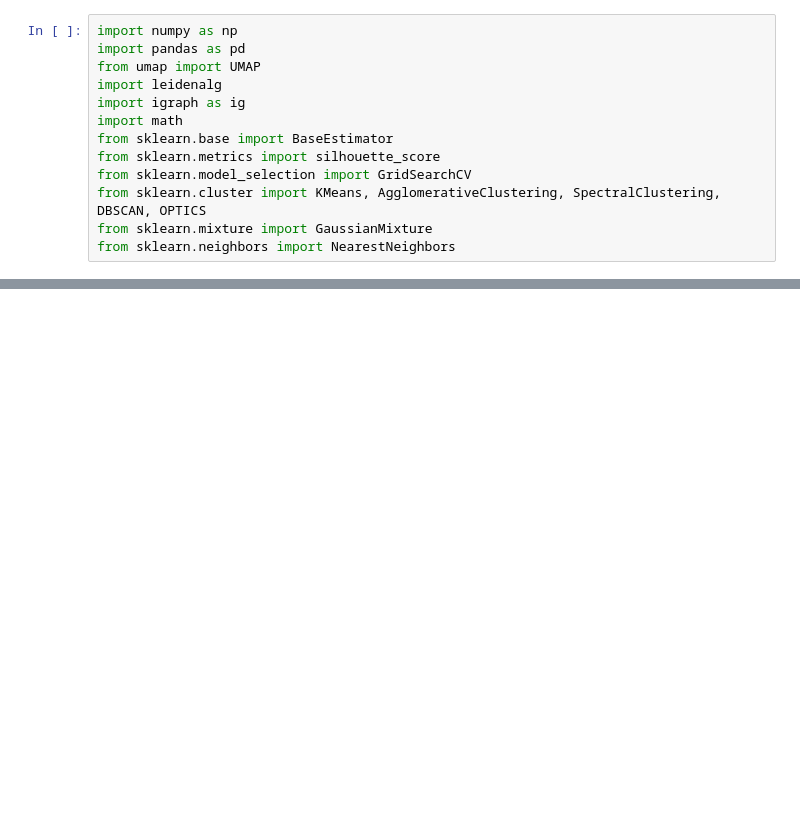
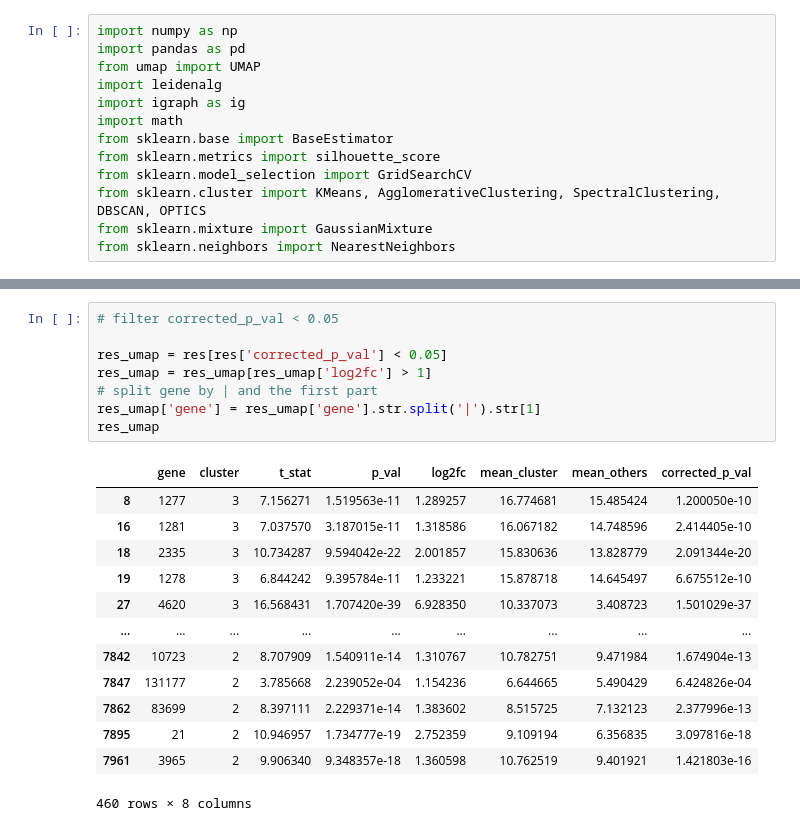
Before and after one commit to Harrison-Q-Ma/BNFO285_Projects, a Jupyter notebook: project_1/Harrison/hyperparameter_optimization.ipynb, the cells around one changed output, grey strips where cells are left out. Cells and saved outputs as stored; diff of their text form; blank space fills up the shorter version.

```diff
--- a/project_1/Harrison/hyperparameter_optimization.ipynb
+++ b/project_1/Harrison/hyperparameter_optimization.ipynb
@@ -373,0 +674,22 @@ Clusters: Clustering with 109 elements and 3 clusters
+# %%
+# filter corrected_p_val < 0.05
+
+res_umap = res[res['corrected_p_val'] < 0.05]
+res_umap = res_umap[res_umap['log2fc'] > 1]
+# split gene by | and the first part
+res_umap['gene'] = res_umap['gene'].str.split('|').str[1]
+res_umap
+# %% [output]
+|  | gene | cluster | t_stat | p_val | log2fc | mean_cluster | mean_others | corrected_p_val |
+| 8 | 1277 | 3 | 7.156271 | 1.519563e-11 | 1.289257 | 16.774681 | 15.485424 | 1.200050e-10 |
+| 16 | 1281 | 3 | 7.037570 | 3.187015e-11 | 1.318586 | 16.067182 | 14.748596 | 2.414405e-10 |
+| 18 | 2335 | 3 | 10.734287 | 9.594042e-22 | 2.001857 | 15.830636 | 13.828779 | 2.091344e-20 |
+| 19 | 1278 | 3 | 6.844242 | 9.395784e-11 | 1.233221 | 15.878718 | 14.645497 | 6.675512e-10 |
+| 27 | 4620 | 3 | 16.568431 | 1.707420e-39 | 6.928350 | 10.337073 | 3.408723 | 1.501029e-37 |
+| ... | ... | ... | ... | ... | ... | ... | ... | ... |
+| 7842 | 10723 | 2 | 8.707909 | 1.540911e-14 | 1.310767 | 10.782751 | 9.471984 | 1.674904e-13 |
+| 7847 | 131177 | 2 | 3.785668 | 2.239052e-04 | 1.154236 | 6.644665 | 5.490429 | 6.424826e-04 |
+| 7862 | 83699 | 2 | 8.397111 | 2.229371e-14 | 1.383602 | 8.515725 | 7.132123 | 2.377996e-13 |
+| 7895 | 21 | 2 | 10.946957 | 1.734777e-19 | 2.752359 | 9.109194 | 6.356835 | 3.097816e-18 |
+| 7961 | 3965 | 2 | 9.906340 | 9.348357e-18 | 1.360598 | 10.762519 | 9.401921 | 1.421803e-16 |
+460 rows × 8 columns
```
Also changed, not shown: parts of 24 cells of this notebook, 15 other files.
